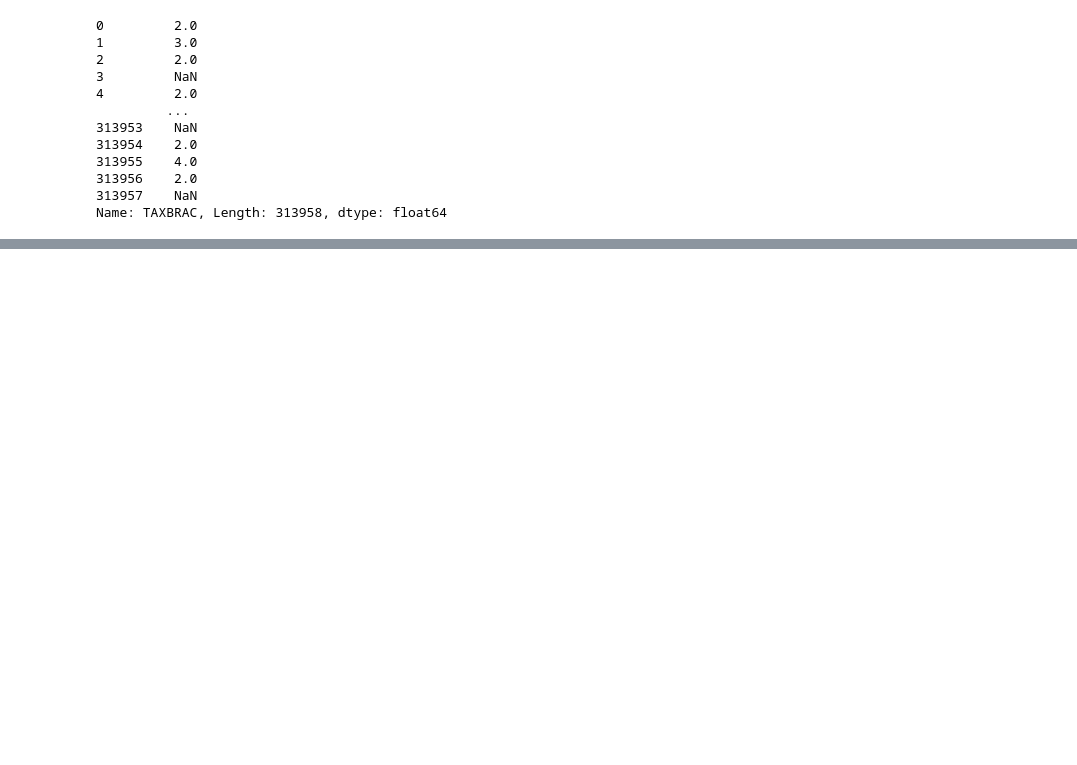
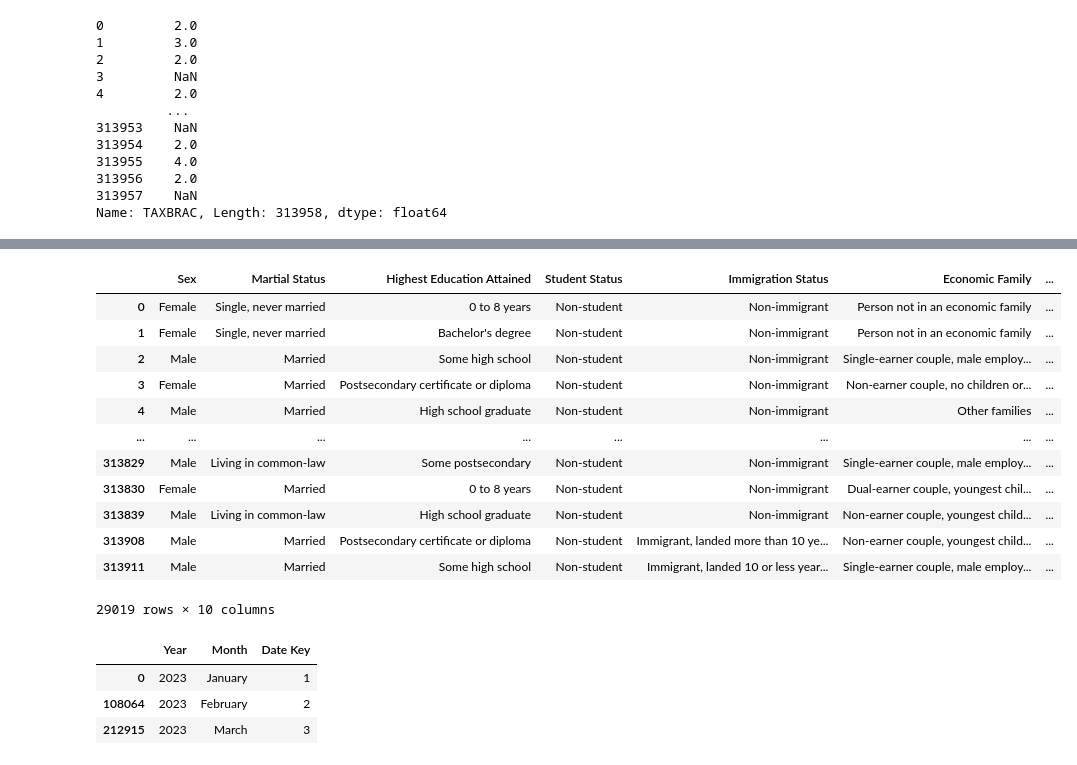
Before and after one commit to bradley121901/canadian_labour, a Jupyter notebook: canadian_labour.ipynb, the cells around one changed output, grey strips where cells are left out. Drawn from its saved outputs; the diff is of its cells as text; code cells hidden in the pictures; blank space fills up the shorter version.

Commit message:
updated column names except for fact table

```diff
--- a/labour.ipynb
+++ b/canadian_labour.ipynb
@@ -136,3 +141,6 @@ surveydf['WEEKINCOME']
 313956    1153.95
 313957        NaN
 Name: WEEKINCOME, Length: 313958, dtype: float64
+# %%
+surveydf['ANNUALINCOME'] = surveydf['WEEKINCOME'] * 52
+surveydf['ANNUALINCOME']
@@ -175,14 +196,14 @@ surveydf['TAXBRAC']
 313957    NaN
 Name: TAXBRAC, Length: 313958, dtype: float64
 # %%
-survey_desc_fill = ["YABSENT", "PROV", "CMA", "AGE_6","AGE_12","SEX", 'MARSTAT', 'EDUC', 'SCHOOLN', 'IMMIG', 'EFAMTYPE', 'AGYOWNK', 'TAXBRAC', 'SURVYEAR','SURVMNTH', 'NAICS_21', 'NOC_10', 'NOC_43', 'ESTSIZE', 'FIRMSIZE', 'WEEKINCOME']
+survey_desc_fill = ["YABSENT", "PROV", "CMA", "AGE_6","AGE_12","SEX", 'MARSTAT', 'EDUC', 'SCHOOLN', 'IMMIG', 'EFAMTYPE', 'AGYOWNK', 'TAXBRAC', 'SURVYEAR','SURVMNTH', 'NAICS_21', 'NOC_10', 'NOC_43', 'ESTSIZE', 'FIRMSIZE', 'WEEKINCOME', 'PERMTEMP']
 for column in survey_desc_fill:
     # Calculate the most frequent value
     mode_value = surveydf[column].mode()[0]
     # Replace NaN with the most frequent value
     surveydf[column].fillna(mode_value, inplace=True)
 # %%
-survey_num_fill = ['LFSSTAT', 'HRLYEARN', 'UHRSMAIN', 'AHRSMAIN', 'UTOTHRS', 'ATOTHRS', 'HRSAWAY', 'WKSAWAY', 'PAIDOT', 'XTRAHRS', 'DURUNEMP', 'TENURE', 'PREVTEN']
+survey_num_fill = ['LFSSTAT', 'HRLYEARN', 'UHRSMAIN', 'AHRSMAIN', 'UTOTHRS', 'ATOTHRS', 'HRSAWAY', 'WKSAWAY', 'PAIDOT', 'XTRAHRS', 'DURUNEMP', 'TENURE', 'PREVTEN', 'ANNUALINCOME']
 for column in survey_num_fill:
                 # Calculate average of numerical values in the column
                 avg_value = surveydf[column].mean()
@@ -207,10 +228,10 @@ surveydf
 # %%
-labour_force_fact = surveydf[['REC_NUM', 'LFSSTAT', 'HRLYEARN', 'UHRSMAIN', 'AHRSMAIN', 'UTOTHRS', 'ATOTHRS', 'HRSAWAY', 'WKSAWAY', 'PAIDOT', 'XTRAHRS', 'YABSENT', 'DURUNEMP', 'TENURE', 'PREVTEN']]
+labour_force_fact = surveydf[['REC_NUM', 'LFSSTAT', 'HRLYEARN', 'UHRSMAIN', 'AHRSMAIN', 'UTOTHRS', 'ATOTHRS', 'HRSAWAY', 'WKSAWAY', 'PAIDOT', 'XTRAHRS', 'YABSENT', 'DURUNEMP', 'TENURE', 'PREVTEN', 'WEEKINCOME', 'ANNUALINCOME']]
 date = surveydf[[ 'SURVYEAR','SURVMNTH']]
 geographic = surveydf[[ 'PROV', 'CMA']]
 demographic = surveydf[[ 'AGE_12', 'AGE_6', 'SEX', 'MARSTAT', 'EDUC', 'SCHOOLN', 'IMMIG', 'EFAMTYPE', 'AGYOWNK', 'TAXBRAC']]
-job = surveydf[['NAICS_21', 'NOC_10', 'NOC_43', 'ESTSIZE', 'FIRMSIZE', 'WHYPT', 'WEEKINCOME']]
-unemployed = surveydf[['PRIORACT','FLOWUNEM', 'LKPUBAG', 'LKEMPLOY', 'LKRELS', 'LKATADS', 'WHYLEFTO', 'WHYLEFTN','YNOLOOK', 'UNEMFTPT']]
+job = surveydf[['NAICS_21', 'NOC_10', 'NOC_43', 'MJH', 'PERMTEMP', 'ESTSIZE', 'FIRMSIZE', 'UNION','WHYPT']]
+unemployed = surveydf[['PRIORACT','FLOWUNEM', 'LKPUBAG', 'LKATADS', 'WHYLEFTO', 'WHYLEFTN','YNOLOOK', 'UNEMFTPT']]
 # %%
 def suggorate_key_pipeline(df, key_name):
             df = df.drop_duplicates().copy()
@@ -315,0 +321,25 @@ labour_force_fact
+# %%
+demographic = demographic.rename(columns={'DEMOGRAPHIC_KEY':'Demographic Key', 'AGE':'Age Group', 'SEX': 'Sex', 'MARSTAT':'Martial Status', 'EDUC':'Highest Education Attained', 'SCHOOLN':'Student Status', 'IMMIG':'Immigration Status', 'EFAMTYPE':'Economic Family', 'AGYOWNK':'Youngest Child Age', 'TAXBRAC':'Tax Bracket'})
+demographic
+# %% [output]
+|  | Sex | Martial Status | Highest Education Attained | Student Status | Immigration Status | Economic Family | ... |
+| 0 | Female | Single, never married | 0 to 8 years | Non-student | Non-immigrant | Person not in an economic family | ... |
+| 1 | Female | Single, never married | Bachelor's degree | Non-student | Non-immigrant | Person not in an economic family | ... |
+| 2 | Male | Married | Some high school | Non-student | Non-immigrant | Single-earner couple, male employ... | ... |
+| 3 | Female | Married | Postsecondary certificate or diploma | Non-student | Non-immigrant | Non-earner couple, no children or... | ... |
+| 4 | Male | Married | High school graduate | Non-student | Non-immigrant | Other families | ... |
+| ... | ... | ... | ... | ... | ... | ... | ... |
+| 313829 | Male | Living in common-law | Some postsecondary | Non-student | Non-immigrant | Single-earner couple, male employ... | ... |
+| 313830 | Female | Married | 0 to 8 years | Non-student | Non-immigrant | Dual-earner couple, youngest chil... | ... |
+| 313839 | Male | Living in common-law | High school graduate | Non-student | Non-immigrant | Non-earner couple, youngest child... | ... |
+| 313908 | Male | Married | Postsecondary certificate or diploma | Non-student | Immigrant, landed more than 10 ye... | Non-earner couple, youngest child... | ... |
+| 313911 | Male | Married | Some high school | Non-student | Immigrant, landed 10 or less year... | Single-earner couple, male employ... | ... |
+29019 rows × 10 columns
+# %%
+date = date.rename(columns={'DATE_KEY':'Date Key', 'SURVMNTH': 'Month', 'SURVYEAR':'Year'})
+date
+# %% [output]
+|  | Year | Month | Date Key |
+| 0 | 2023 | January | 1 |
+| 108064 | 2023 | February | 2 |
+| 212915 | 2023 | March | 3 |
```
Also changed, not shown: parts of 15 cells of this notebook, 1 other file.
